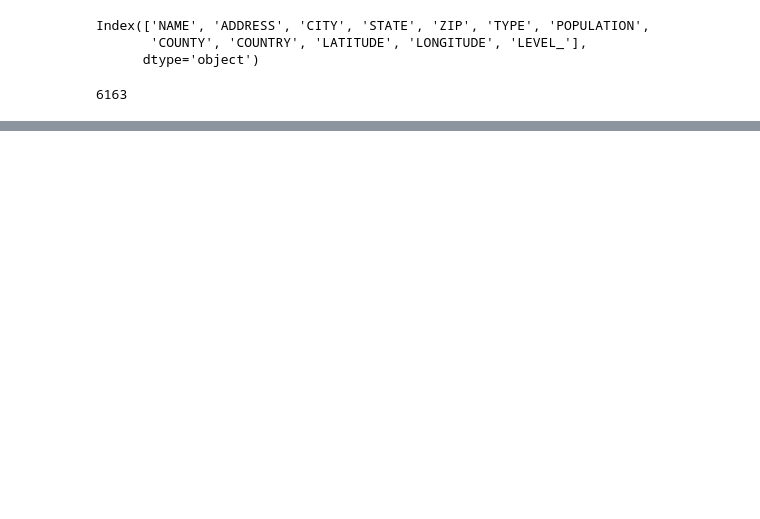
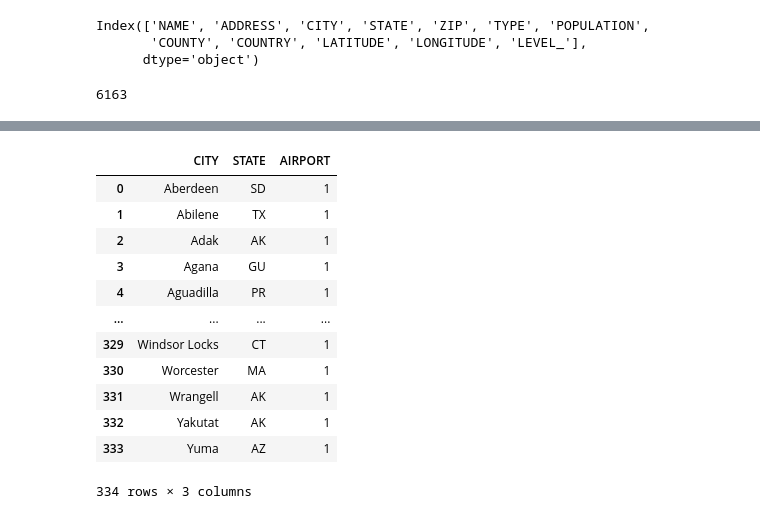
Before and after one commit to pandeysudip/housing-price, a Jupyter notebook: housing_data.ipynb, the cells around one changed output, grey strips where cells are left out. Saved outputs shown, nothing was run; the diff lists cells and outputs as text; code cells hidden in the pictures; blank space fills up the shorter version.

Commit message:
adding the airports data

```diff
--- a/housing_data.ipynb
+++ b/housing_data.ipynb
@@ -263,0 +266,4 @@ school_clean.to_csv('output_data/school.csv', index=False)
+# %%
+#importing airports data (downloaded from kaggle)
+airport_path=os.path.join('Resources', 'airports.csv')
+airport=pd.read_csv(airport_path)
@@ -263,0 +289,18 @@ school_clean.to_csv('output_data/school.csv', index=False)
+# %%
+airport_clean=airport.groupby(['CITY', 'STATE']).agg({'AIRPORT':'count'}).reset_index()
+
+airport_clean
+# %% [output]
+|  | CITY | STATE | AIRPORT |
+| 0 | Aberdeen | SD | 1 |
+| 1 | Abilene | TX | 1 |
+| 2 | Adak | AK | 1 |
+| 3 | Agana | GU | 1 |
+| 4 | Aguadilla | PR | 1 |
+| ... | ... | ... | ... |
+| 329 | Windsor Locks | CT | 1 |
+| 330 | Worcester | MA | 1 |
+| 331 | Wrangell | AK | 1 |
+| 332 | Yakutat | AK | 1 |
+| 333 | Yuma | AZ | 1 |
+334 rows × 3 columns
```
Also changed, not shown: parts of 3 cells of this notebook.
